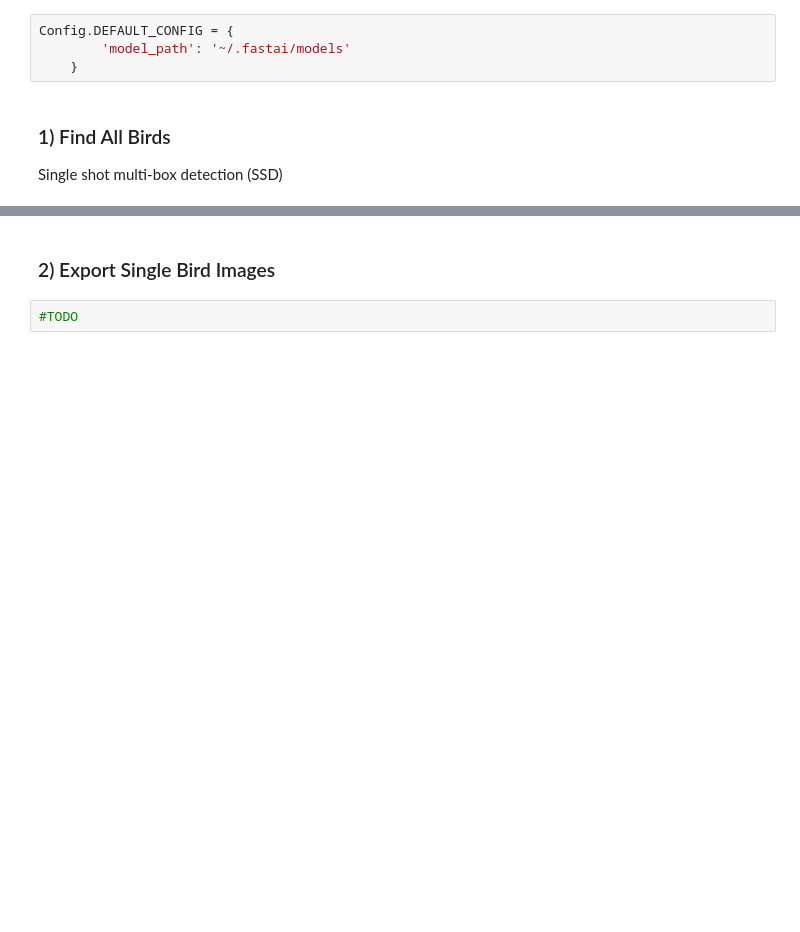
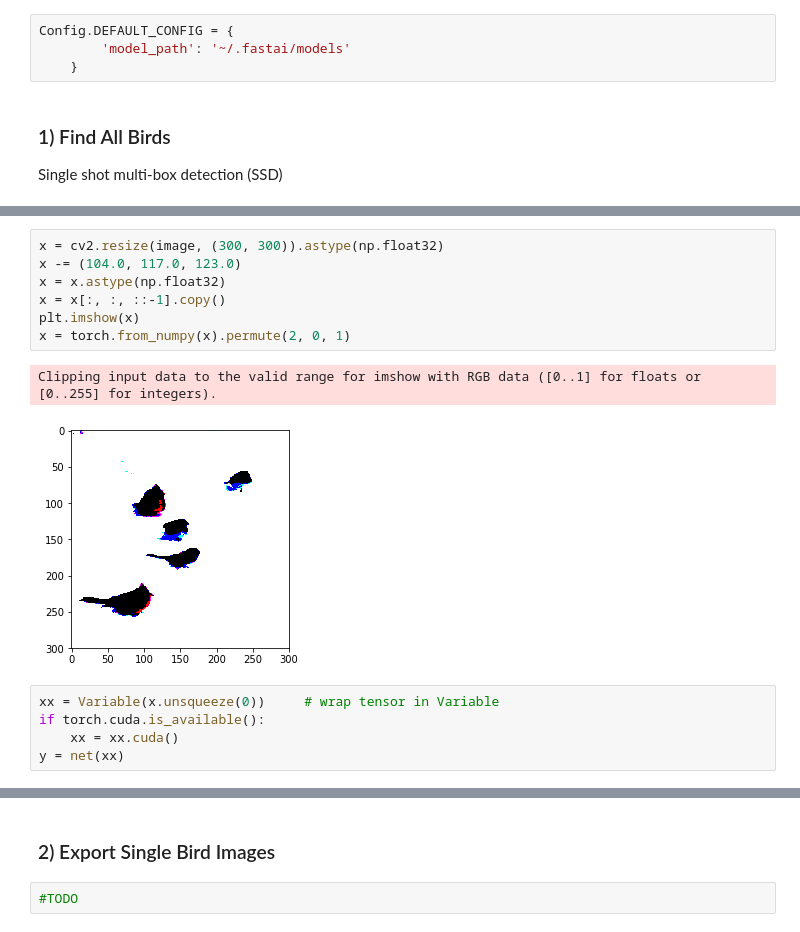
Before and after one commit to senyuuri/ml-birdwatching, a Jupyter notebook: birdwatching.ipynb, the cells around one changed output, grey strips where cells are left out. Cells and saved outputs as stored; diff of their text form; blank space fills up the shorter version.

```diff
--- a/birdwatching.ipynb
+++ b/birdwatching.ipynb
@@ -52,0 +86,15 @@ Single shot multi-box detection (SSD)
+# %%
+x = cv2.resize(image, (300, 300)).astype(np.float32)
+x -= (104.0, 117.0, 123.0)
+x = x.astype(np.float32)
+x = x[:, :, ::-1].copy()
+plt.imshow(x)
+x = torch.from_numpy(x).permute(2, 0, 1)
+# %% [output]
+Clipping input data to the valid range for imshow with RGB data ([0..1] for floats or [0..255] for integers).
+[figure, added]
+# %%
+xx = Variable(x.unsqueeze(0))     # wrap tensor in Variable
+if torch.cuda.is_available():
+    xx = xx.cuda()
+y = net(xx)
```
Also changed, not shown: parts of 11 cells of this notebook, 1 other file.
